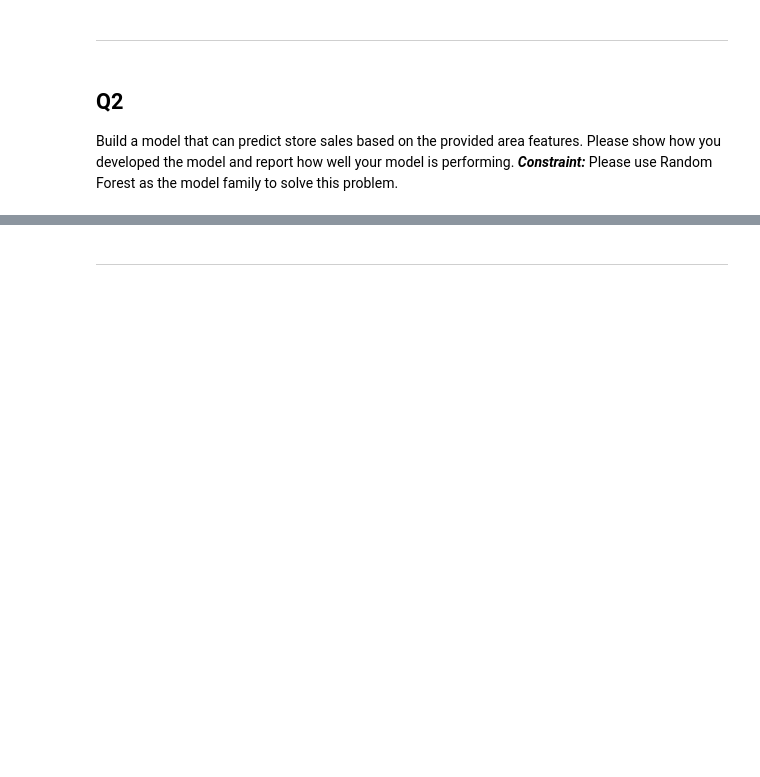
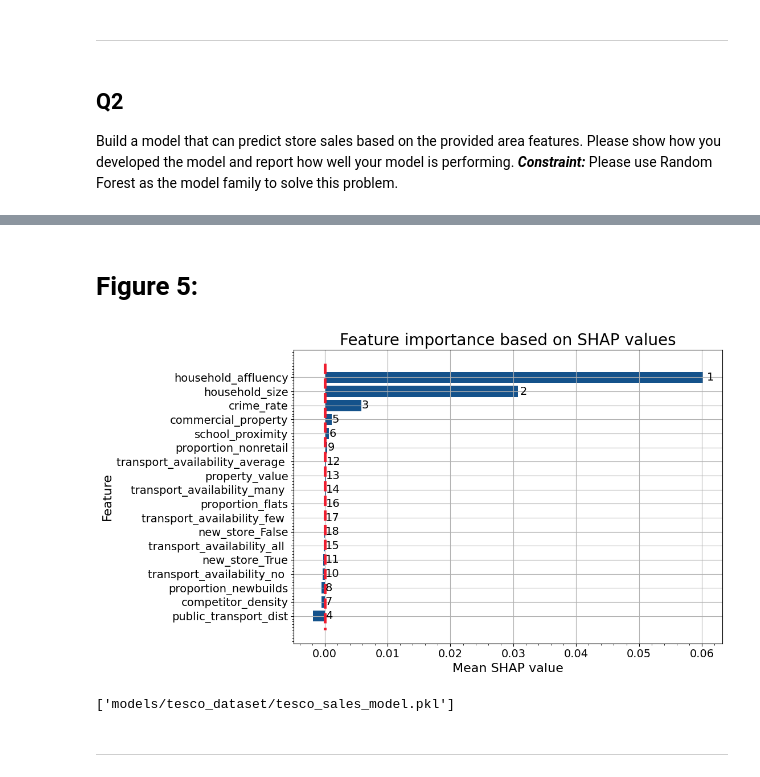
Before and after one commit to garciadias/tesco_ds, a Jupyter notebook: notebooks/my_solution.ipynb, the cells around one changed output, grey strips where cells are left out. Saved outputs shown, nothing was run; the diff lists cells and outputs as text; code cells hidden in the pictures; blank space fills up the shorter version.

Commit message:
Finishes main comments and results of question 2 and 3

```diff
--- a/notebooks/my_solution.ipynb
+++ b/notebooks/my_solution.ipynb
@@ -125,3 +163,17 @@ display(Markdown("# Figure 2: Correlation with County Code"))
 # %% [markdown]
 ## Q2
 Build a model that can predict store sales based on the provided area features. Please show how you developed the model and report how well your model is performing. ***Constraint:*** Please use Random Forest as the model family to solve this problem.
+# %%
+# Remove the county column and set location_id as the Index
+Xy = sales_model.clean_data(df.copy())
+# Split the data for Training, validating and testing accordingly
+random_state = 1919
+# fix random seed for reproducibility
+np.random.seed(random_state)
+X_train, X_val, X_test, y_train, y_val, y_test = sales_model.split_data(Xy, random_state)
+# Create a pipeline to handle preprocessing and model training
+# The pipeline applies Standard Scaling of the numerical variables and One Hot Encoding of the categorical variables
+numeric_features = X_train.select_dtypes(include=["number"]).columns
+categorical_features = X_train.select_dtypes(include=["object", "string"]).columns
+# The pipeline is flexible to the use of different models. In this case, we are sticking to the requirement of using Random Forest
+model_pipeline = sales_model.create_pipeline(RandomForestRegressor(), numeric_features, categorical_features)
@@ -128,3 +279,27 @@ Build a model that can predict store sales based on the provided area features.
+# %%
+# Feature importance analysis
+display(Markdown("# Figure 5:"))
+sales_model.feature_importance_analysis(final_model, X_train)
+plt.show()
+# %% [output]
+# Figure 5:
+[figure, added]
+# %%
+# Save model results
+model_file = "tesco_sales_model.pkl"
+results_file = "tesco_sales_model_results.csv"
+metrics_file = "tesco_sales_model_metrics.csv"
+metrics_comparison.to_csv(f"{model_path}{metrics_file}")
+
+test_set = df[~df["is_train"]].copy()
+test_set.loc[:, "normalised_sales"] = y_test_pred
+sales_quantiles = df["normalised_sales"].quantile([0.25, 0.5, 0.75])
+test_set["sales_quartile"] = pd.qcut(test_set["normalised_sales"], q=100, labels=[f"top {100 - percent}%" if percent > 50 else f"bottom {percent}%" for percent in range(0, 100, 1)])
+test_set.sort_values("normalised_sales", ascending=False, inplace=True)
+test_set.to_csv(f"{model_path}{results_file}")
+joblib.dump(final_model, f"{model_path}{model_file}")
+# %% [output]
+['models/tesco_dataset/tesco_sales_model.pkl']
 # %% [markdown]
 -------------
 # %% [markdown]
```
Also changed, not shown: parts of 10 cells of this notebook, 7 other files.
